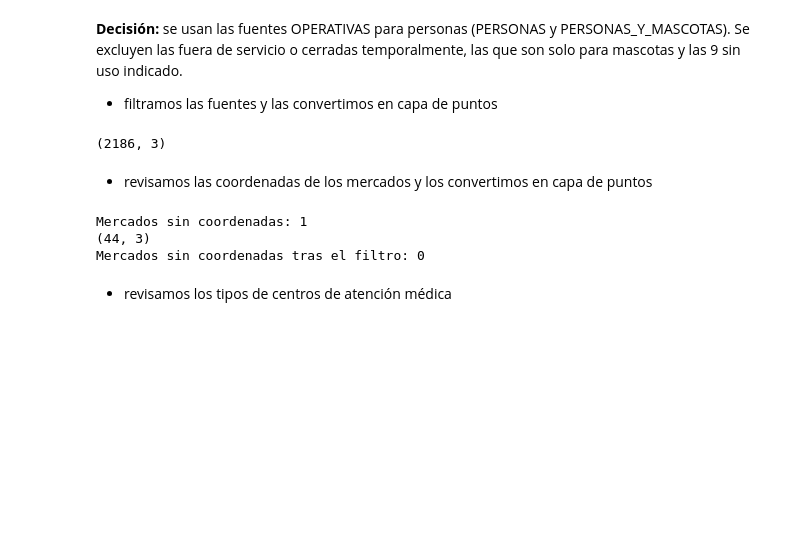
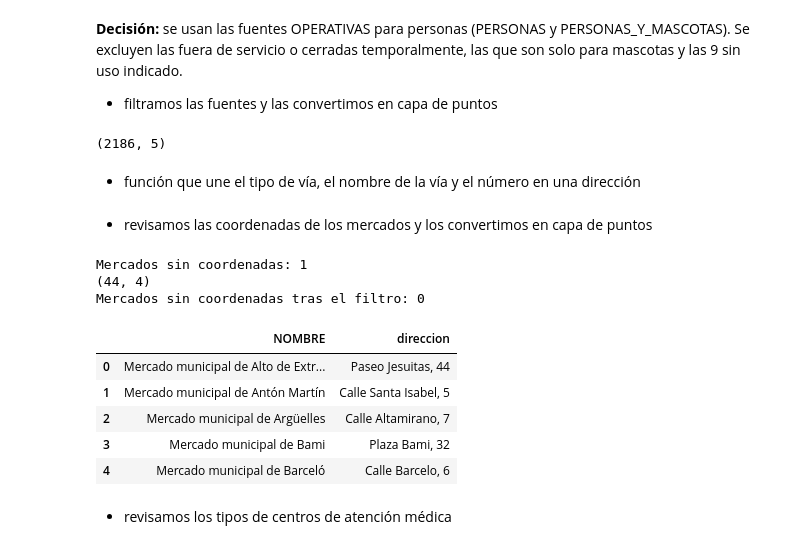
Before and after one commit to Juancarlosdelmarlostanau/calor-mayores-madrid, a Jupyter notebook: notebooks/indice_riesgo.ipynb, the cells around one changed output. Saved outputs shown, nothing was run; the diff lists cells and outputs as text; code cells hidden in the pictures; blank space fills up the shorter version.

```diff
--- a/notebooks/indice_riesgo.ipynb
+++ b/notebooks/indice_riesgo.ipynb
@@ -89,25 +89,44 @@ fuentes = gpd.GeoDataFrame(
     geometry=gpd.points_from_xy(fuentes["COORD_GIS_X"], fuentes["COORD_GIS_Y"]),
     crs=CRS_PROYECTO
 )
+fuentes["nombre_servicio"] = "Fuente de agua"
+fuentes["direccion"] = fuentes["UBICACION"]
 print(fuentes.shape)
 # %% [output]
-(2186, 3)
+(2186, 5)
+# %% [markdown]
+- función que une el tipo de vía, el nombre de la vía y el número en una dirección
+# %%
+def crear_direccion(tabla):
+    """Une el tipo de vía, el nombre de la vía y el número en una dirección legible."""
+    clase = tabla["CLASE-VIAL"].fillna("").astype(str).str.capitalize()
+    via = tabla["NOMBRE-VIA"].fillna("").astype(str).str.title()
+    numero = tabla["NUM"].fillna("").astype(str).str.replace(".0", "", regex=False)
+    return (clase + " " + via + ", " + numero).str.strip(" ,")
 # %% [markdown]
 - revisamos las coordenadas de los mercados y los convertimos en capa de puntos
 # %%
 print("Mercados sin coordenadas:", mercados["COORDENADA-X"].isnull().sum())
-mercados = mercados.dropna(subset=["COORDENADA-X", "COORDENADA-Y"])
+mercados = mercados.dropna(subset=["COORDENADA-X", "COORDENADA-Y"]).copy()
+mercados["direccion"] = crear_direccion(mercados)
 mercados = gpd.GeoDataFrame(
-    mercados[["PK", "NOMBRE"]].copy(),
+    mercados[["PK", "NOMBRE", "direccion"]].copy(),
     geometry=gpd.points_from_xy(mercados["COORDENADA-X"], mercados["COORDENADA-Y"]),
     crs=CRS_PROYECTO
 )
 print(mercados.shape)
 print("Mercados sin coordenadas tras el filtro:", mercados.geometry.is_empty.sum())
+mercados[["NOMBRE", "direccion"]].head()
 # %% [output]
 Mercados sin coordenadas: 1
-(44, 3)
+(44, 4)
 Mercados sin coordenadas tras el filtro: 0
+|  | NOMBRE | direccion |
+| 0 | Mercado municipal de Alto de Extr... | Paseo Jesuitas, 44 |
+| 1 | Mercado municipal de Antón Martín | Calle Santa Isabel, 5 |
+| 2 | Mercado municipal de Argüelles | Calle Altamirano, 7 |
+| 3 | Mercado municipal de Bami | Plaza Bami, 32 |
+| 4 | Mercado municipal de Barceló | Calle Barcelo, 6 |
 # %% [markdown]
 - revisamos los tipos de centros de atención médica
 # %%
```
Also changed, not shown: parts of 4 cells of this notebook, 6 other files.
